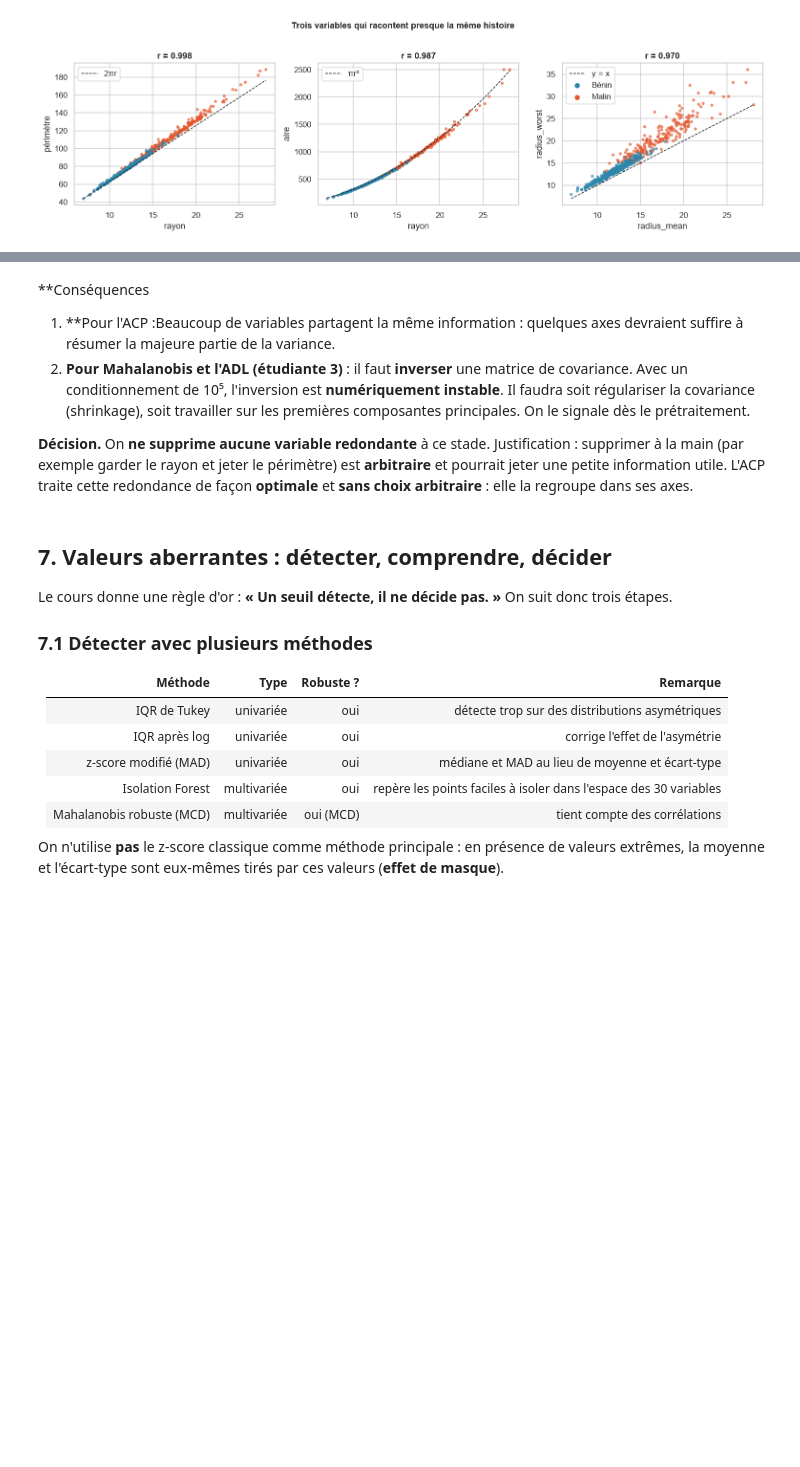
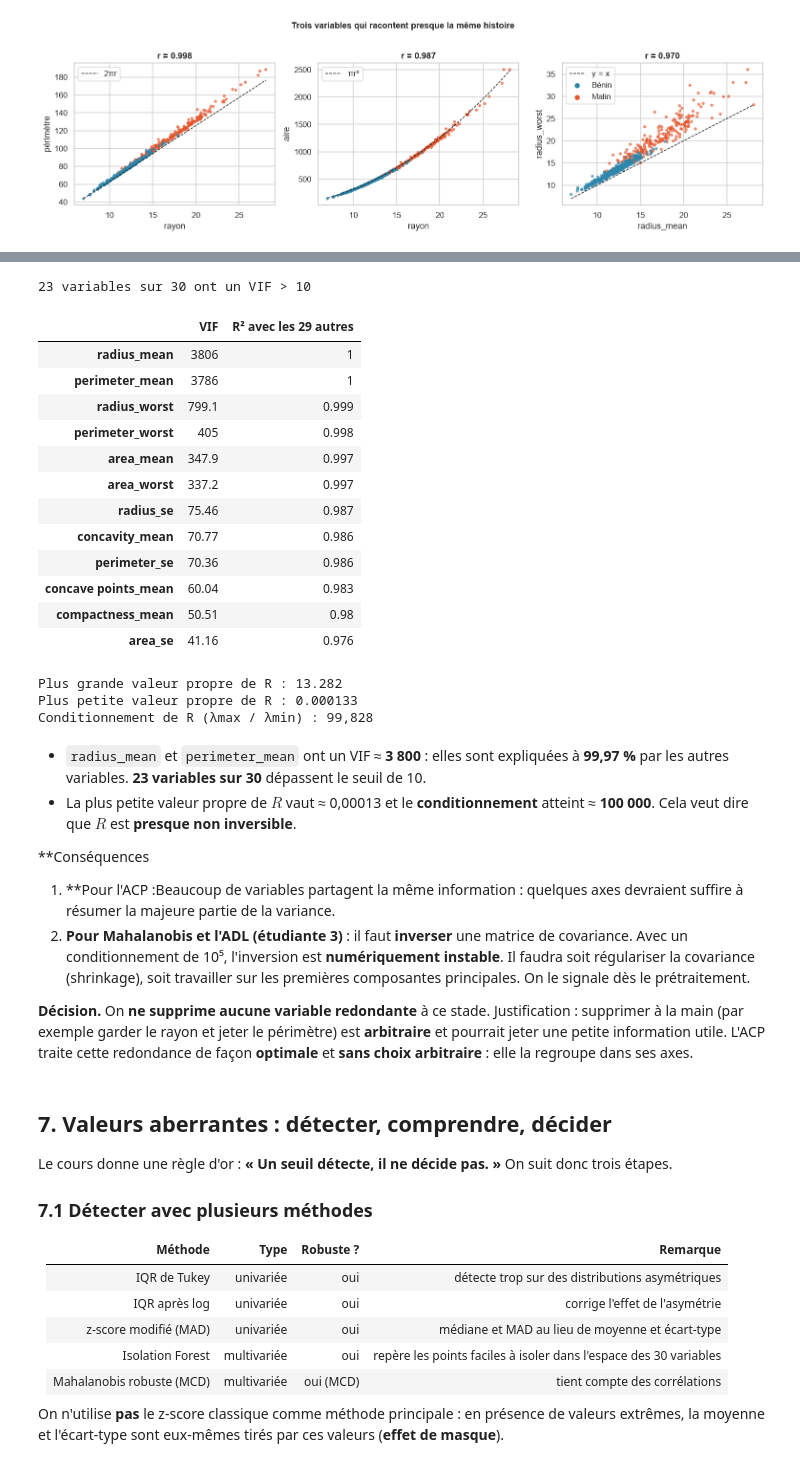
Before and after one commit to 0xCHa1Ma/ml-diagnostic_medical, a Jupyter notebook: notebooks/01_preprocessing_eda.ipynb, the cells around one changed output, grey strips where cells are left out. Drawn from its saved outputs; the diff is of its cells as text; code cells hidden in the pictures; blank space fills up the shorter version.

```diff
--- a/notebooks/01_preprocessing_eda.ipynb
+++ b/notebooks/01_preprocessing_eda.ipynb
@@ -597,4 +607,38 @@ plt.tight_layout(); plt.savefig(FIG / "f06_redondance_taille.png"); plt.show()
+# %%
+Rinv = np.linalg.inv(Rx.values)
+vif = pd.Series(np.diag(Rinv), index=Rx.index, name="VIF").sort_values(ascending=False)
+vif_tab = pd.DataFrame({"VIF": vif, "R² avec les 29 autres": 1 - 1 / vif})
+print(f"{(vif > 10).sum()} variables sur 30 ont un VIF > 10")
+vif_tab.round(3).head(12)
+# %% [output]
+23 variables sur 30 ont un VIF > 10
+|  | VIF | R² avec les 29 autres |
+| radius_mean | 3806 | 1 |
+| perimeter_mean | 3786 | 1 |
+| radius_worst | 799.1 | 0.999 |
+| perimeter_worst | 405 | 0.998 |
+| area_mean | 347.9 | 0.997 |
+| area_worst | 337.2 | 0.997 |
+| radius_se | 75.46 | 0.987 |
+| concavity_mean | 70.77 | 0.986 |
+| perimeter_se | 70.36 | 0.986 |
+| concave points_mean | 60.04 | 0.983 |
+| compactness_mean | 50.51 | 0.98 |
+| area_se | 41.16 | 0.976 |
+# %%
+eig_R = np.linalg.eigvalsh(Rx.values)
+print(f"Plus grande valeur propre de R : {eig_R.max():.3f}")
+print(f"Plus petite valeur propre de R : {eig_R.min():.6f}")
+print(f"Conditionnement de R (λmax / λmin) : {eig_R.max() / eig_R.min():,.0f}")
+# %% [output]
+Plus grande valeur propre de R : 13.282
+Plus petite valeur propre de R : 0.000133
+Conditionnement de R (λmax / λmin) : 99,828
 # %% [markdown]
+
+- `radius_mean` et `perimeter_mean` ont un VIF ≈ **3 800** : elles sont expliquées à **99,97 %** par les autres variables. **23 variables sur 30** dépassent le seuil de 10.
+- La plus petite valeur propre de $R$ vaut ≈ 0,00013 et le **conditionnement** atteint ≈ **100 000**. Cela veut dire que $R$ est **presque non inversible**.
+
 **Conséquences
 
 1. **Pour l'ACP  :Beaucoup de variables partagent la même information : quelques axes devraient suffire à résumer la majeure partie de la variance.
```
Also changed, not shown: parts of 3 cells of this notebook.
